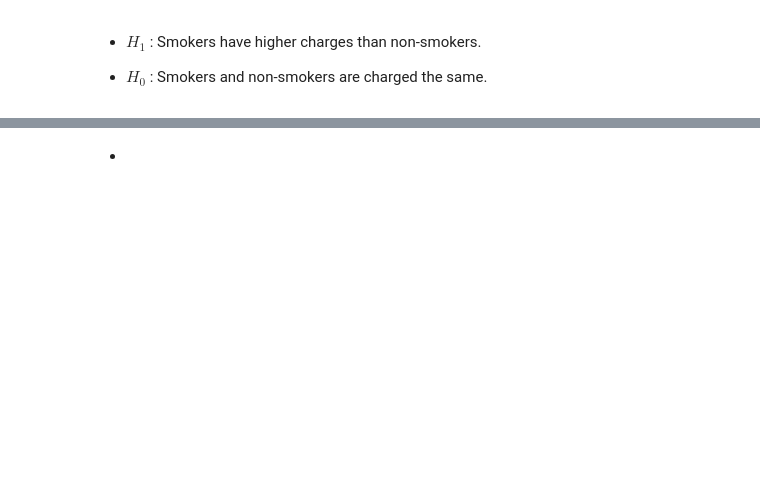
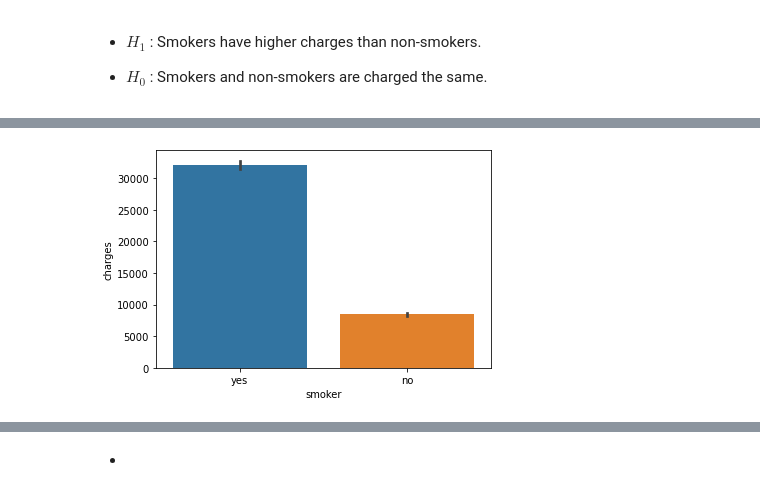
Before and after one commit to flatiron-school/ds-flex-hypothesis-testing-guided-practice, a Jupyter notebook: hypothesis-testing-guided-practice.ipynb, the cells around one changed output, grey strips where cells are left out. Cells and saved outputs as stored; diff of their text form; code cells hidden in the pictures; blank space fills up the shorter version.

```diff
--- a/hypothesis-testing-guided-practice.ipynb
+++ b/hypothesis-testing-guided-practice.ipynb
@@ -140,3 +192,8 @@ g = sns.displot(data=df,hue='smoker',x='charges',aspect=1.5)
+# %%
+## let's visualize the average charges for smokers and non-smokers
+sns.barplot(data=df,x='smoker',y='charges',ci=68);
+# %% [output]
+[figure, added]
 # %%
 ## save all charges for smokers in a new smokers variable
 smokers = df.loc[ df['smoker']=='yes','charges']
```
Also changed, not shown: parts of 64 cells of this notebook.
